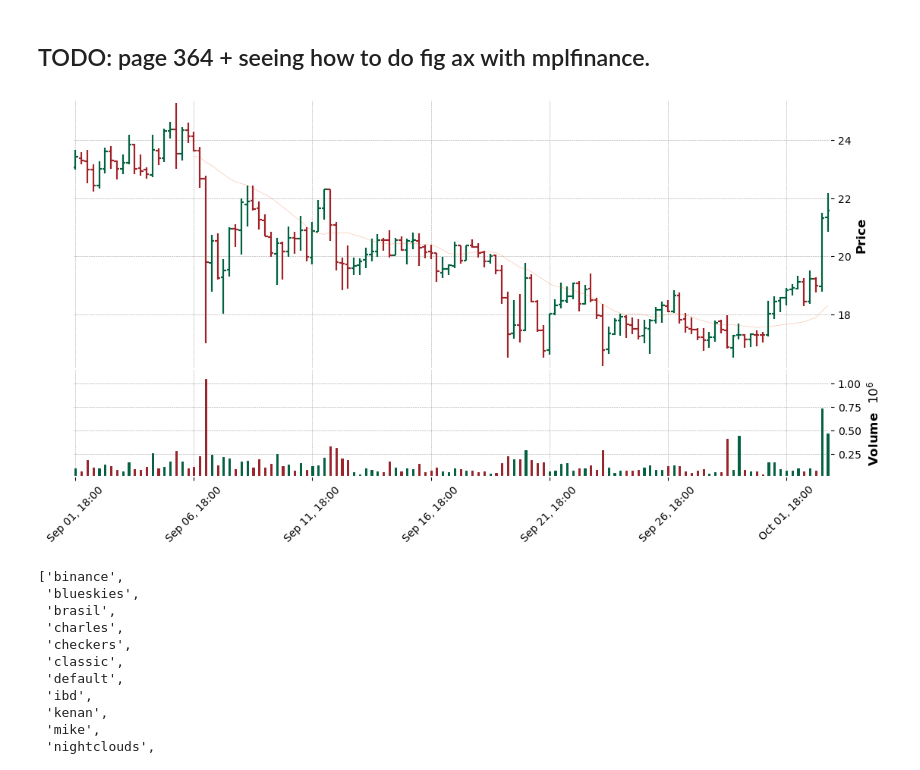
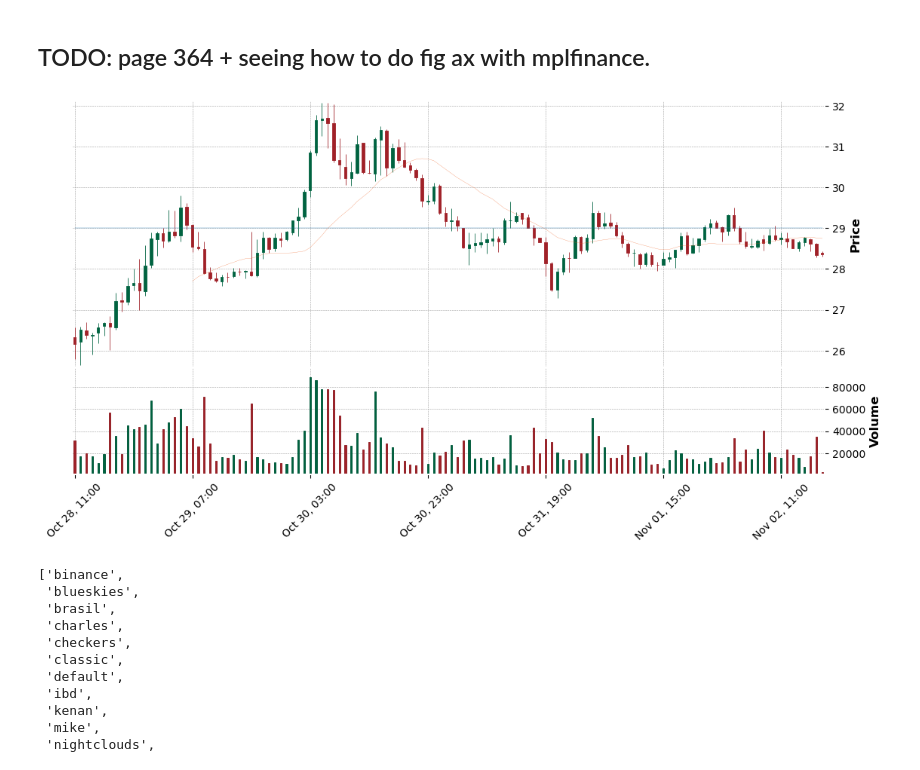
Before and after one commit to sunnymnie/chart-visualizer, a Jupyter notebook: testing.ipynb, the cells around one changed output. Saved outputs shown, nothing was run; the diff lists cells and outputs as text; code cells hidden in the pictures.

```diff
--- a/testing.ipynb
+++ b/testing.ipynb
@@ -25,7 +25,7 @@ data["timestamp"] = list(map(lambda x: datetime.fromtimestamp(x / 1e3), data.tim
 # %%
 data.set_index("timestamp", inplace=True)
 # %%
-h = "6H"
+h = "1H"
 df = pd.DataFrame(data["open"].resample(h).first(), columns=["open"])
 df["high"] = data["high"].resample(h).max()
 df["low"] = data["low"].resample(h).min()
@@ -48,10 +50,13 @@ s = mpf.make_mpf_style(base_mpf_style = 'charles', marketcolors=mc)
+# %%
+ap = mpf.make_addplot(np.full(128, 29))
 # %%
-mpf.plot(df[-128:], figratio=(12, 6),
+mpf.plot(df[-128:], figratio=(12, 6), type='candle',
          mav=(21), volume=True,
          tight_layout=True, style=s,
-         scale_width_adjustment=dict(volume=0.3,ohlc=1.3, lines=0.2, ohlc_linewidth=3))
+         scale_width_adjustment=dict(volume=0.3,ohlc=1.3, lines=0.2, ohlc_linewidth=3),
+         addplot=ap)
 # %% [output]
-[figure, old version]
+[figure, new version]
 # %%
 mpf.available_styles()
 # %% [output]
```
Also changed, not shown: parts of 2 cells of this notebook, 7 other files.
